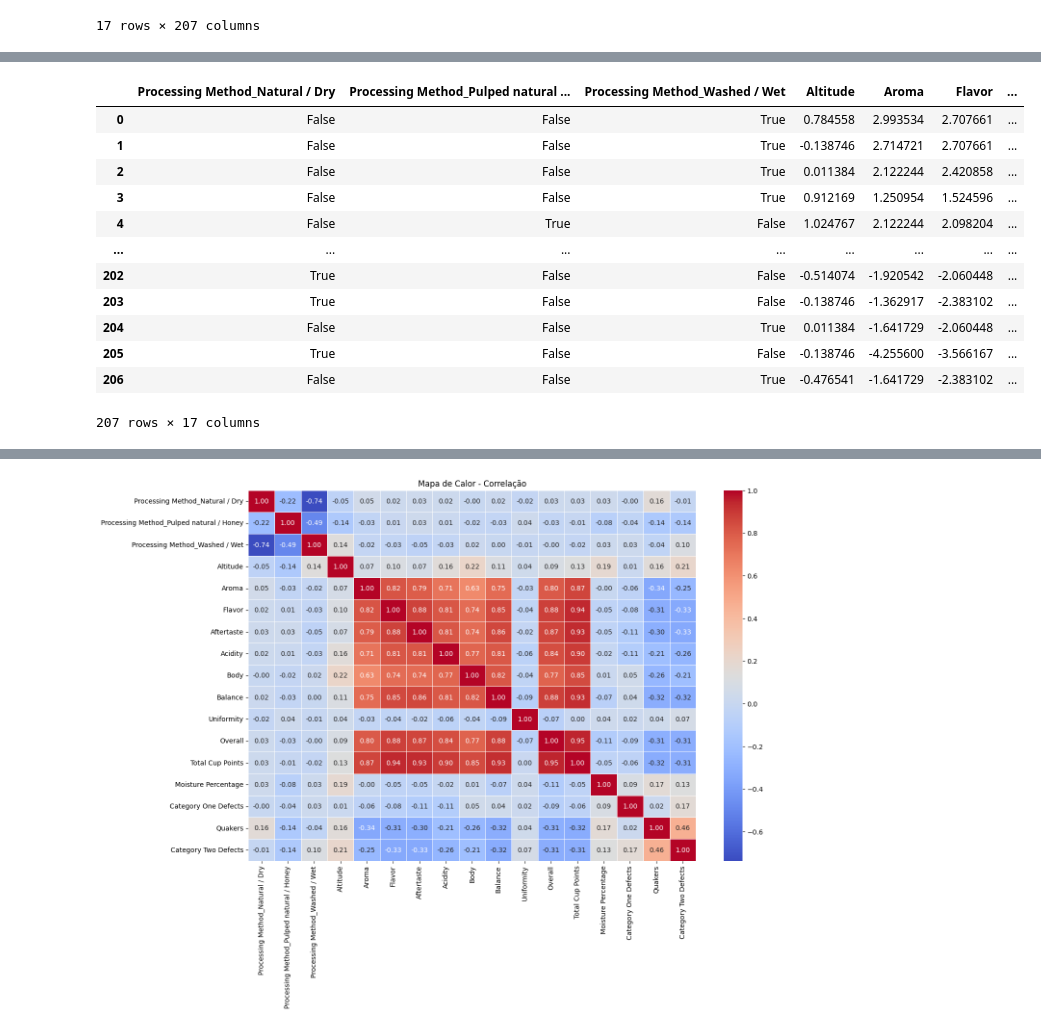
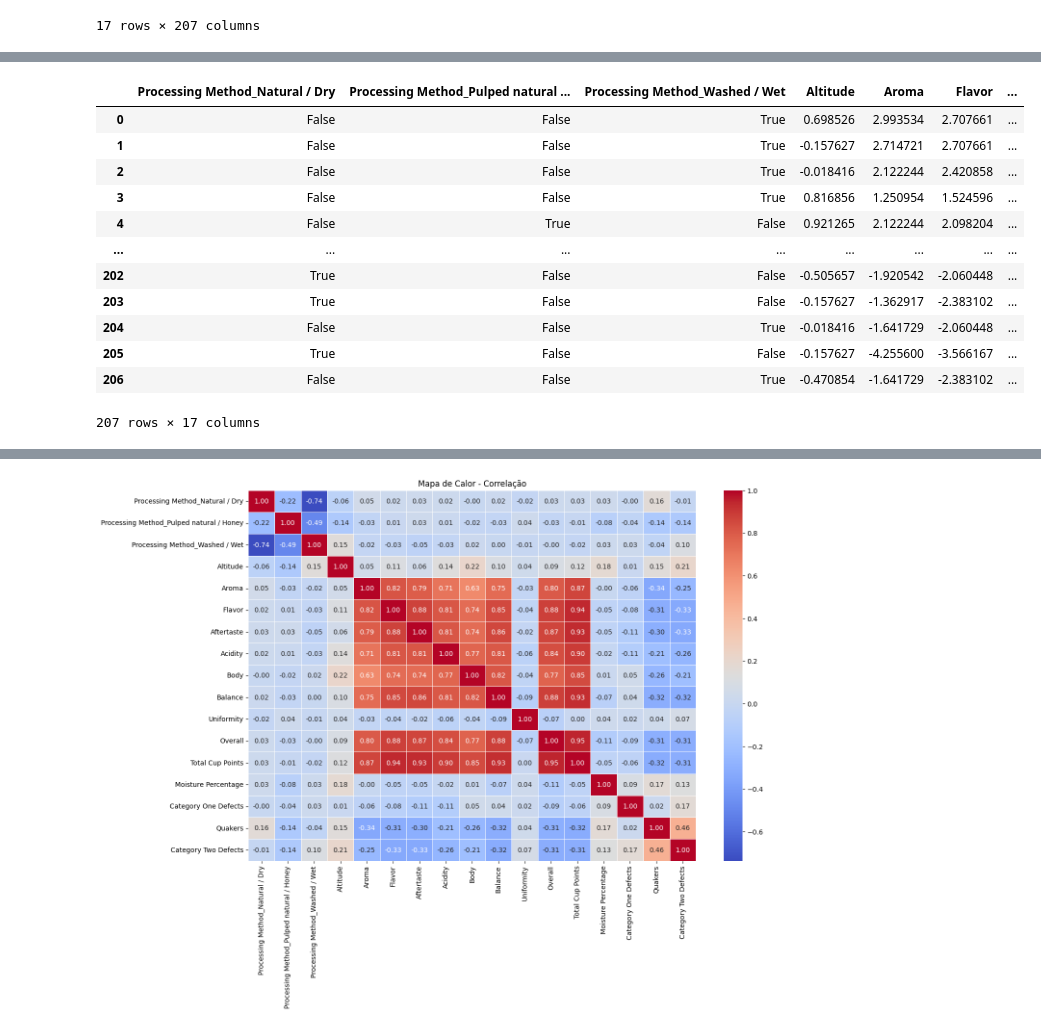
Before and after one commit to brunoopinheiro/ada-ds-ml1, a Jupyter notebook: coffee_ml1.ipynb, the cells around one changed output, grey strips where cells are left out. Drawn from its saved outputs; the diff is of its cells as text; code cells hidden in the pictures.

```diff
--- a/coffee_ml1.ipynb
+++ b/coffee_ml1.ipynb
@@ -163,2 +225,3 @@ def clean_altitude_value(range_value):
 # %%
+df_clean['Altitude'].fillna(colombian_mean_altitude, inplace=True)
 df_clean['Altitude'] = df_clean['Altitude'].apply(clean_altitude_value)
@@ -258,10 +330,10 @@ Anaerobico 1000h                        0.004950
 SEMI-LAVADO                             0.004950
 Name: proportion, dtype: float64
 # %%
-df_clean['Processing Method'].fillna('None', inplace=True)
+df_clean['Processing Method'].fillna('Natural / Dry', inplace=True)
 
 df_clean['Processing Method'].replace(['SEMI-LAVADO', 'Semi Washed', 'Wet Hulling', 'Double Anaerobic Washed'], 'Washed / Wet', inplace=True)
-df_clean['Processing Method'].replace(['Double Carbonic Maceration / Natural', 'None'], 'Natural / Dry', inplace=True)
+df_clean['Processing Method'].replace(['Double Carbonic Maceration / Natural'], 'Natural / Dry', inplace=True)
 df_clean['Processing Method'].replace(['Pulped natural / honey', 'Anaerobico 1000h', 'Honey,Mossto'], 'Pulped natural / Honey', inplace=True)
 
 df_clean['Processing Method'].value_counts(normalize=True)
@@ -571,8 +646,7 @@ drop_columns
  'Final Harvest Year',
  'Color']
 # %%
-data = df_coffee.copy()
-data.drop(drop_columns, axis=1, inplace=True)
+data = df_coffee.drop(drop_columns, axis=1)
 dummy_variables = pd.get_dummies(data, columns=category_columns, drop_first=False)
 
 dummy_variables.T
@@ -619 +693,4 @@ df_scaled_num
 207 rows × 14 columns
+# %%
+dummy_df = dummy_variables.drop(numerical_columns, axis=1)
+dummy_df
@@ -620,19 +711,17 @@ df_scaled_num
 # %%
-dummy_variables = dummy_variables.drop(numerical_columns, axis=1)
-
-df_proc = pd.concat([dummy_variables, df_scaled_num], axis=1)
+df_proc = pd.concat([dummy_df, df_scaled_num], axis=1)
 df_proc
 # %% [output]
 |  | Processing Method_Natural / Dry | Processing Method_Pulped natural ... | Processing Method_Washed / Wet | Altitude | Aroma | Flavor | ... |
-| 0 | False | False | True | 0.784558 | 2.993534 | 2.707661 | ... |
-| 1 | False | False | True | -0.138746 | 2.714721 | 2.707661 | ... |
-| 2 | False | False | True | 0.011384 | 2.122244 | 2.420858 | ... |
-| 3 | False | False | True | 0.912169 | 1.250954 | 1.524596 | ... |
-| 4 | False | True | False | 1.024767 | 2.122244 | 2.098204 | ... |
+| 0 | False | False | True | 0.698526 | 2.993534 | 2.707661 | ... |
+| 1 | False | False | True | -0.157627 | 2.714721 | 2.707661 | ... |
+| 2 | False | False | True | -0.018416 | 2.122244 | 2.420858 | ... |
+| 3 | False | False | True | 0.816856 | 1.250954 | 1.524596 | ... |
+| 4 | False | True | False | 0.921265 | 2.122244 | 2.098204 | ... |
 | ... | ... | ... | ... | ... | ... | ... | ... |
-| 202 | True | False | False | -0.514074 | -1.920542 | -2.060448 | ... |
-| 203 | True | False | False | -0.138746 | -1.362917 | -2.383102 | ... |
-| 204 | False | False | True | 0.011384 | -1.641729 | -2.060448 | ... |
-| 205 | True | False | False | -0.138746 | -4.255600 | -3.566167 | ... |
-| 206 | False | False | True | -0.476541 | -1.641729 | -2.383102 | ... |
+| 202 | True | False | False | -0.505657 | -1.920542 | -2.060448 | ... |
+| 203 | True | False | False | -0.157627 | -1.362917 | -2.383102 | ... |
+| 204 | False | False | True | -0.018416 | -1.641729 | -2.060448 | ... |
+| 205 | True | False | False | -0.157627 | -4.255600 | -3.566167 | ... |
+| 206 | False | False | True | -0.470854 | -1.641729 | -2.383102 | ... |
 207 rows × 17 columns
```
Also changed, not shown: parts of 64 cells of this notebook, 2 other files.
